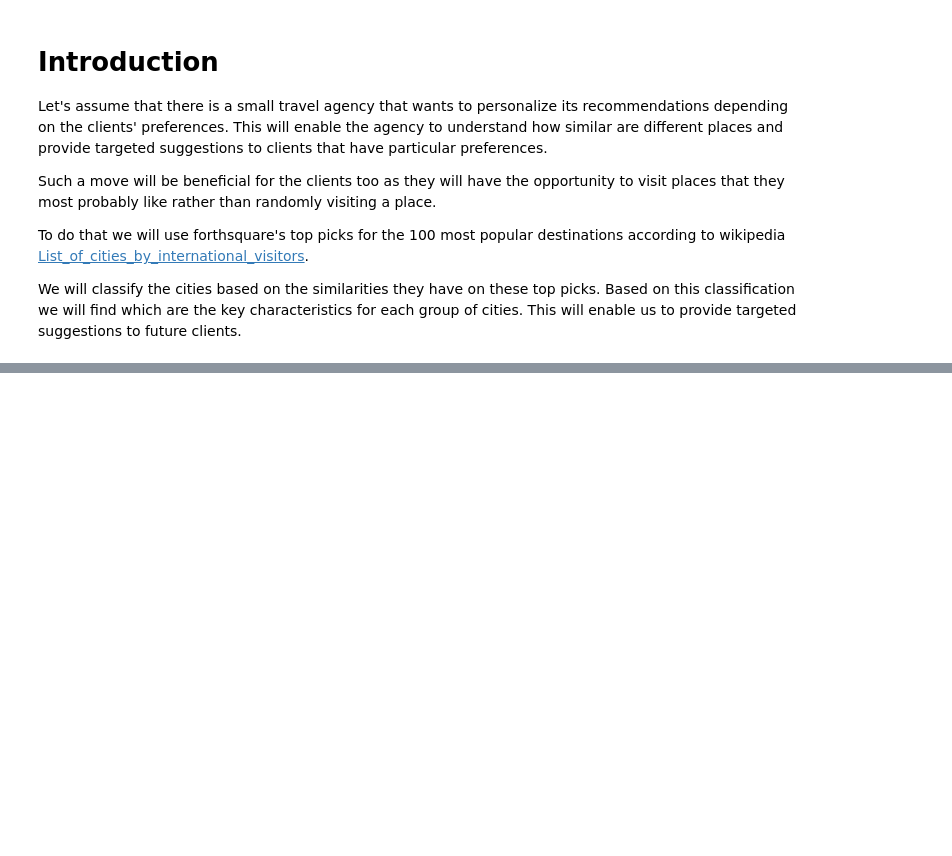
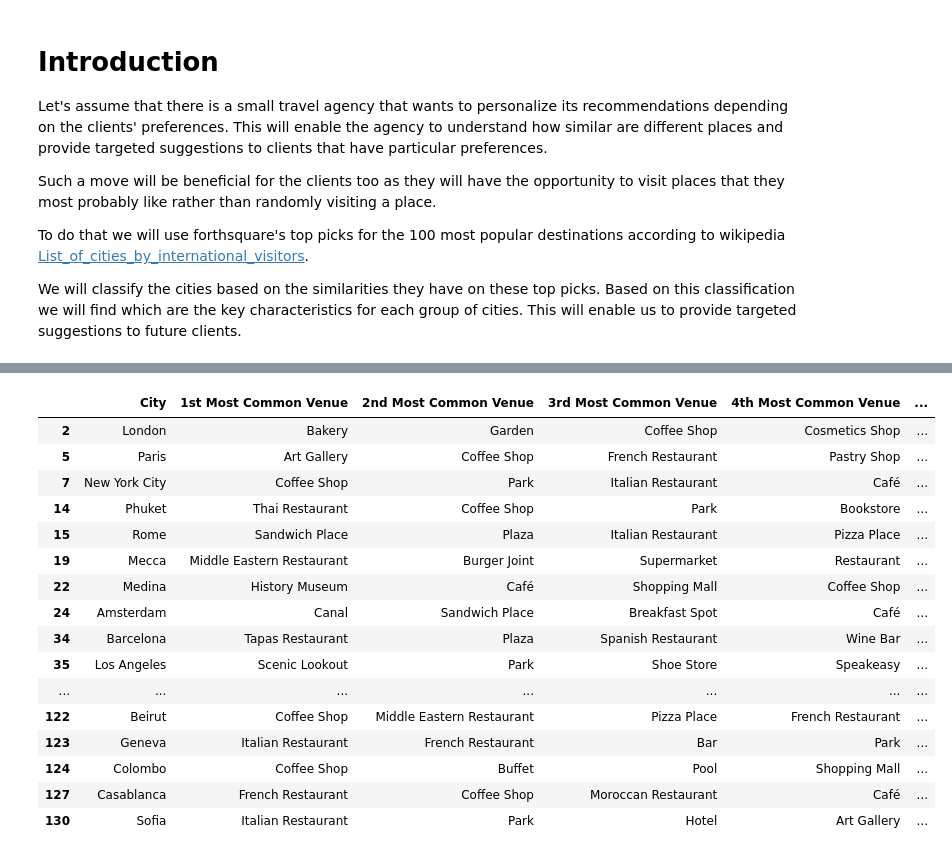
Before and after one commit to vkaramanis/Coursera_Capstone, a Jupyter notebook: The_Battle_of_Neighborhoods.ipynb, the cells around one changed output, grey strips where cells are left out. Saved outputs shown, nothing was run; the diff lists cells and outputs as text; code cells hidden in the pictures; blank space fills up the shorter version.

```diff
--- a/The_Battle_of_Neighborhoods.ipynb
+++ b/The_Battle_of_Neighborhoods.ipynb
@@ -12,0 +333,6 @@ We will classify the cities based on the similarities they have on these top pic
+# %%
+def return_most_common_venues(row, num_top_venues):
+    row_categories = row.iloc[1:]
+    row_categories_sorted = row_categories.sort_values(ascending=False)
+
+    return row_categories_sorted.index.values[0:num_top_venues]
@@ -12,0 +384,8 @@ We will classify the cities based on the similarities they have on these top pic
+# %%
+# set number of clusters
+kclusters = 5
+# run k-means clustering
+kmeans = KMeans(n_clusters=kclusters, random_state=0).fit(clustering)
+
+# check cluster labels generated for each row in the dataframe
+kmeans.labels_[0:10]
@@ -12,0 +394,8 @@ We will classify the cities based on the similarities they have on these top pic
+# %%
+# add clustering labels
+cities_venues_sorted.insert(0, 'Cluster Labels', kmeans.labels_)
+merged = top_cities
+# merge manhattan_grouped with manhattan_data to add latitude/longitude for each neighborhood
+merged = merged.join(cities_venues_sorted.set_index('City'), on='City')
+
+merged.head() # check the last columns!
@@ -12,0 +451,20 @@ We will classify the cities based on the similarities they have on these top pic
+# %%
+merged.loc[merged['Cluster Labels'] == 1, merged.columns[[0] + list(range(5, merged.shape[1]))]]
+# %% [output]
+|  | City | 1st Most Common Venue | 2nd Most Common Venue | 3rd Most Common Venue | 4th Most Common Venue | ... |
+| 2 | London | Bakery | Garden | Coffee Shop | Cosmetics Shop | ... |
+| 5 | Paris | Art Gallery | Coffee Shop | French Restaurant | Pastry Shop | ... |
+| 7 | New York City | Coffee Shop | Park | Italian Restaurant | Café | ... |
+| 14 | Phuket | Thai Restaurant | Coffee Shop | Park | Bookstore | ... |
+| 15 | Rome | Sandwich Place | Plaza | Italian Restaurant | Pizza Place | ... |
+| 19 | Mecca | Middle Eastern Restaurant | Burger Joint | Supermarket | Restaurant | ... |
+| 22 | Medina | History Museum | Café | Shopping Mall | Coffee Shop | ... |
+| 24 | Amsterdam | Canal | Sandwich Place | Breakfast Spot | Café | ... |
+| 34 | Barcelona | Tapas Restaurant | Plaza | Spanish Restaurant | Wine Bar | ... |
+| 35 | Los Angeles | Scenic Lookout | Park | Shoe Store | Speakeasy | ... |
+| ... | ... | ... | ... | ... | ... | ... |
+| 122 | Beirut | Coffee Shop | Middle Eastern Restaurant | Pizza Place | French Restaurant | ... |
+| 123 | Geneva | Italian Restaurant | French Restaurant | Bar | Park | ... |
+| 124 | Colombo | Coffee Shop | Buffet | Pool | Shopping Mall | ... |
+| 127 | Casablanca | French Restaurant | Coffee Shop | Moroccan Restaurant | Café | ... |
+| 130 | Sofia | Italian Restaurant | Park | Hotel | Art Gallery | ... |
```
Also changed, not shown: parts of 28 cells of this notebook.
